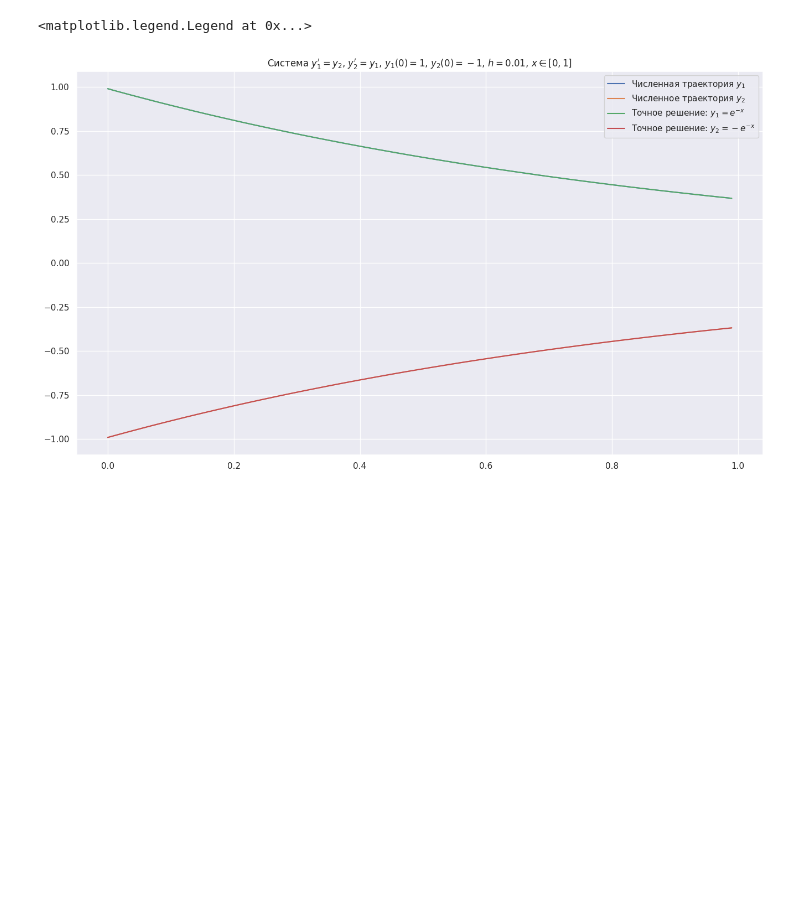
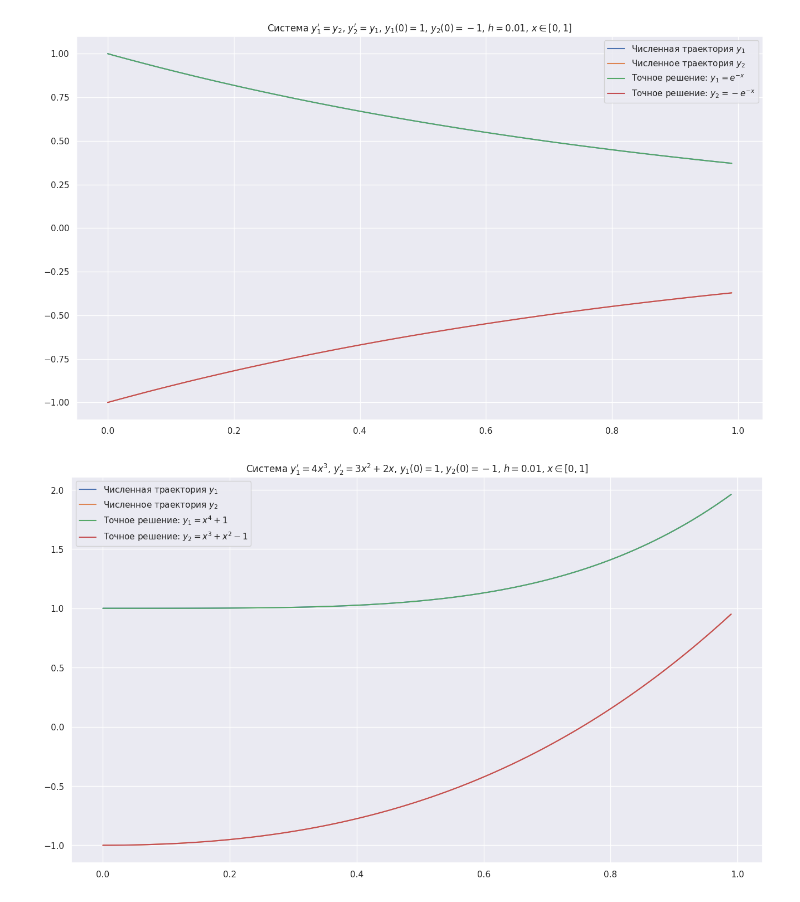
Before and after one commit to VsevolodZaostrovsky/NumericalMethods, a Jupyter notebook: RungeKutty/Report/figs/figsCode/figs.ipynb, the cells around one changed output. Cells and saved outputs as stored; diff of their text form; code cells hidden in the pictures; blank space fills up the shorter version.

```diff
--- a/RungeKutty/Report/figs/figsCode/figs.ipynb
+++ b/RungeKutty/Report/figs/figsCode/figs.ipynb
@@ -29,11 +29,13 @@ points3 = np.array([0.990050, -0.990050, 0.980199, -0.980199, 0.970446, -0.97044
 # %%
-plt.plot(np.arange(0., 1.0, 0.01), points3[::2], label=r"Численная траектория $y_1$")
-plt.plot(np.arange(0., 1.0, 0.01), points3[1::2], label=r"Численное траектория $y_2$")
-plt.plot(np.arange(0., 1.0, 0.01), points3[::2], label=r"Точное решение: $y_1 = e^{-x}$")
-plt.plot(np.arange(0., 1.0, 0.01), points3[1::2], label=r"Точное решение: $y_2 = - e^{-x}$")
+x = np.arange(0., 1.0, 0.01)
+
+plt.plot(x, points3[::2], label=r"Численная траектория $y_1$")
+plt.plot(x, points3[1::2], label=r"Численное траектория $y_2$")
+plt.plot(x, np.exp(-x), label=r"Точное решение: $y_1 = e^{-x}$")
+plt.plot(x, -np.exp(-x), label=r"Точное решение: $y_2 = - e^{-x}$")
 # plt.plot(np.arange(0., 1.0, 0.01), 1 + 0.5 * np.arange(0., 1.0, 0.01) * np.arange(0., 1.0, 0.01), label=r"Точное решение ($y(x) = 1 + \frac{1}{2} x^2$)")
 plt.title(r"Система $y_1'=y_2$, $y_2'=y_1$, $y_1(0) = 1$, $y_2(0) = -1$, $h=0.01$, $x \in [0, 1]$")
 plt.legend()
+plt.savefig("../Test3.pdf")
 # %% [output]
-<matplotlib.legend.Legend at 0x...>
 [figure]
@@ -39,0 +44,13 @@ plt.legend()
+# %%
+x = np.arange(0., 1.0, 0.01)
+
+plt.plot(x, points4[::2], label=r"Численная траектория $y_1$")
+plt.plot(x, points4[1::2], label=r"Численное траектория $y_2$")
+plt.plot(x, x**4 + 1, label=r"Точное решение: $y_1 = x^4 + 1$")
+plt.plot(x, x**3 + x**2 - 1, label=r"Точное решение: $y_2 = x^3 + x^2 - 1$")
+# plt.plot(np.arange(0., 1.0, 0.01), 1 + 0.5 * np.arange(0., 1.0, 0.01) * np.arange(0., 1.0, 0.01), label=r"Точное решение ($y(x) = 1 + \frac{1}{2} x^2$)")
+plt.title(r"Система $y_1'=4 x^3$, $y_2'=3x^2 + 2x$, $y_1(0) = 1$, $y_2(0) = -1$, $h=0.01$, $x \in [0, 1]$")
+plt.legend()
+plt.savefig("../Test4.pdf")
+# %% [output]
+[figure, added]
```
Also changed, not shown: parts of 6 cells of this notebook, 13 other files.
